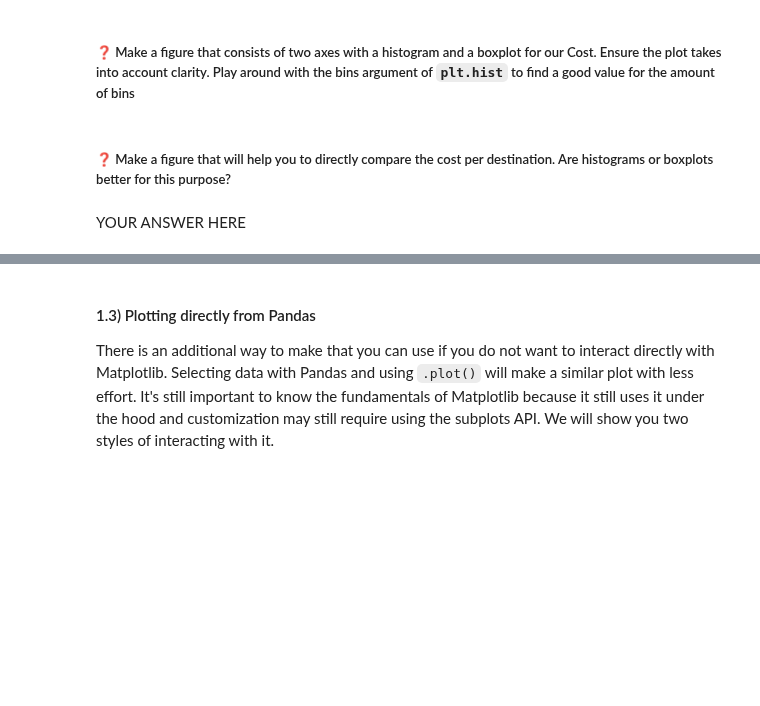
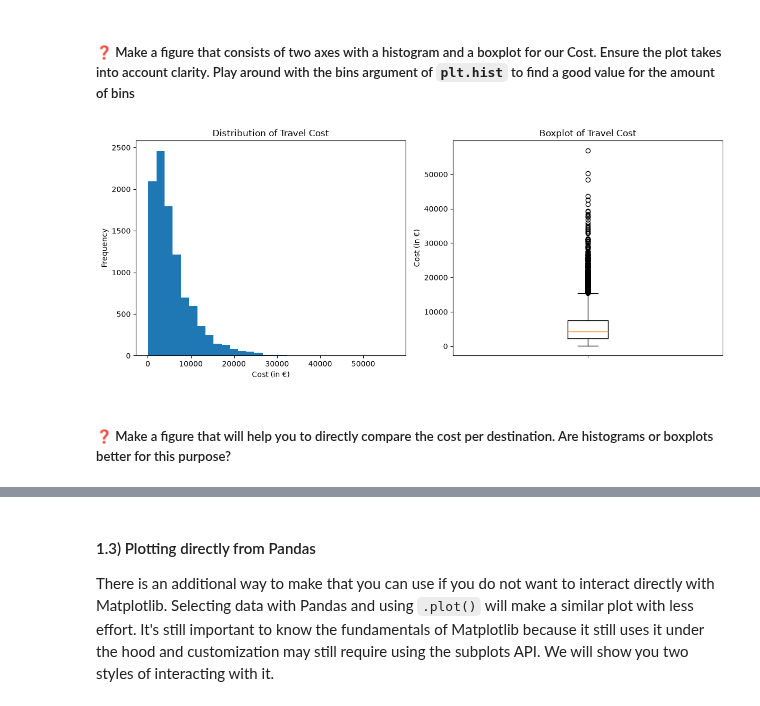
Before and after one commit to matteogradinaru/students2627, a Jupyter notebook: lab3/lab_3_data_visualisation.ipynb, the cells around one changed output, grey strips where cells are left out. Drawn from its saved outputs; the diff is of its cells as text; code cells hidden in the pictures; blank space fills up the shorter version.

```diff
--- a/lab3/lab_3_data_visualisation.ipynb
+++ b/lab3/lab_3_data_visualisation.ipynb
@@ -249,2 +284,20 @@ ax[1].boxplot(travel_dataset["cost"]);
+# %%
+fig, ax = plt.subplots(1, 2, figsize=(12, 5))
+
+# Plot 1: Histogram of Cost
+ax[0].hist(travel_dataset["cost"], bins=30)
+ax[0].set_title("Distribution of Travel Cost")
+ax[0].set_xlabel("Cost (in €)")
+ax[0].set_ylabel("Frequency")
+
+# Plot 2: Boxplot of Cost
+ax[1].boxplot(travel_dataset["cost"])
+ax[1].set_title("Boxplot of Travel Cost")
+ax[1].set_ylabel("Cost (in €)")
+ax[1].set_xticklabels([])
+
+plt.tight_layout()
+# %% [output]
+[figure, added]
 # %% [markdown]
 ##### ❓ Make a figure that will help you to directly compare the cost per destination. Are histograms or boxplots better for this purpose?
@@ -253,2 +303,0 @@ ax[1].boxplot(travel_dataset["cost"]);
-# %% [markdown]
-YOUR ANSWER HERE
```
Also changed, not shown: parts of 39 cells of this notebook.
